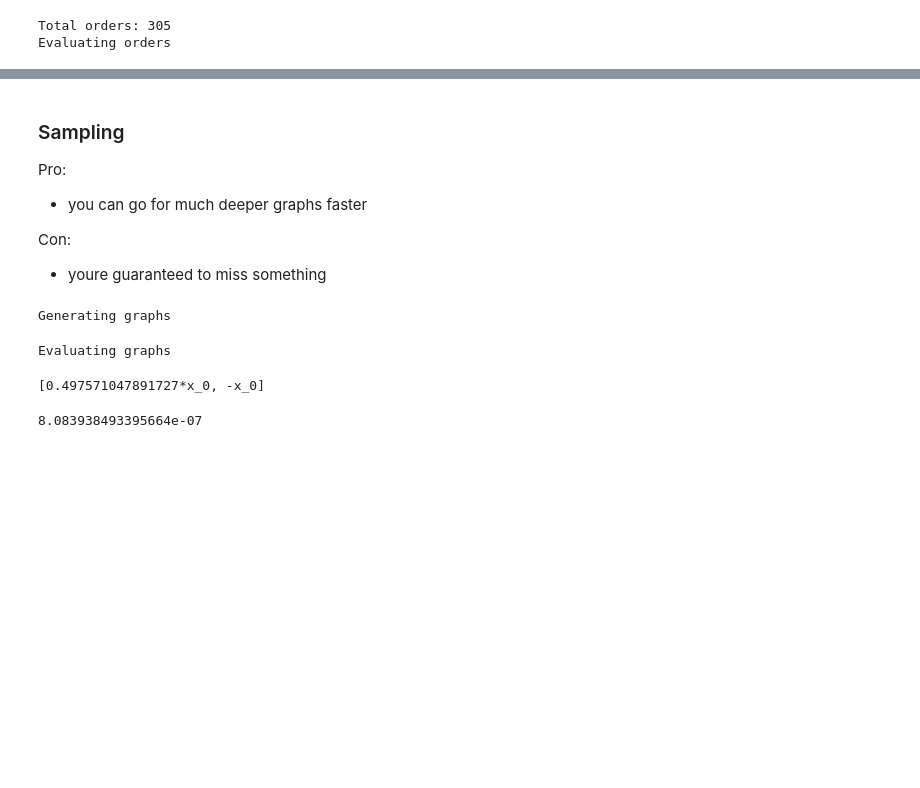
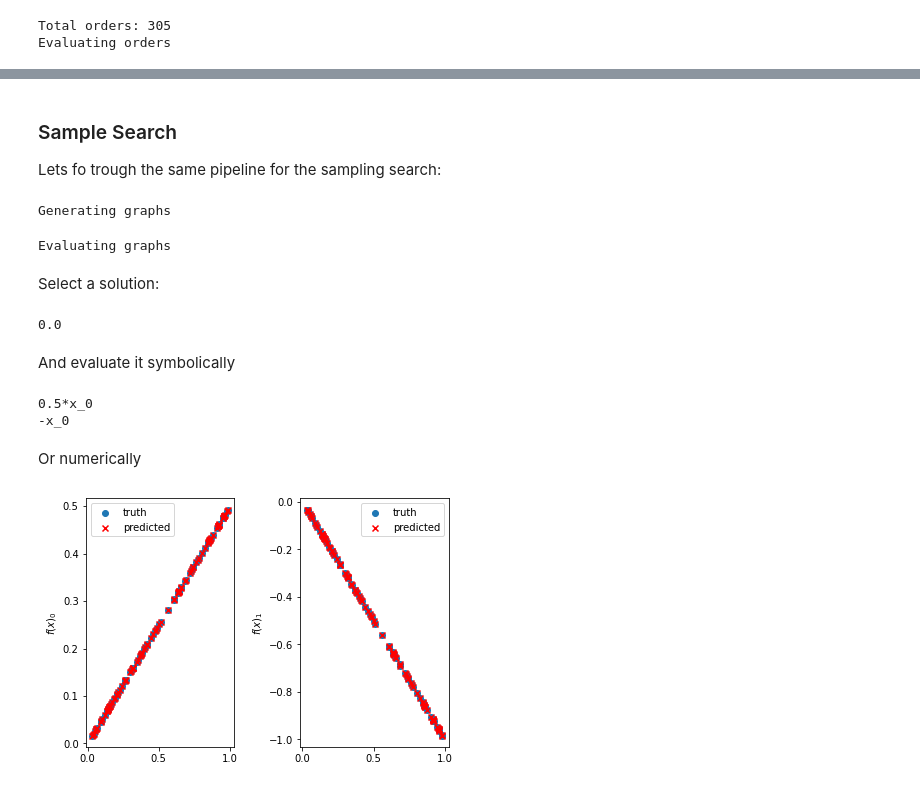
Before and after one commit to kahlmeyer94/DAG_search, a Jupyter notebook: tutorial.ipynb, the cells around one changed output, grey strips where cells are left out. Saved outputs shown, nothing was run; the diff lists cells and outputs as text; code cells hidden in the pictures; blank space fills up the shorter version.

```diff
--- a/tutorial.ipynb
+++ b/tutorial.ipynb
@@ -95,18 +178,16 @@ res['losses'][0]
 # %% [markdown]
-### Sampling
+### Sample Search
 
-Pro:
-- you can go for much deeper graphs faster
-
-Con:
-- youre guaranteed to miss something
+Lets fo trough the same pipeline for the sampling search:
 # %%
-np.random.seed(0)
+# define loss function
+loss_fkt = dag_search.MSE_loss_fkt(y)
+
 params = {
     'X' : X,
-    'n_outps' : n,
+    'n_outps' : y.shape[1],
     'loss_fkt' : loss_fkt,
-    'k' : k,
+    'k' : 1,
     'n_calc_nodes' : 5,
     'n_processes' : 1,
     'topk' : 5,
@@ -120,11 +201,40 @@ res = dag_search.sample_search(**params)
 # %% [output]
 Generating graphs
 Evaluating graphs
-# %%
-res['graphs'][0].evaluate_symbolic(c = res['consts'][0])
-# %% [output]
-[0.497571047891727*x_0, -x_0]
-# %%
-res['losses'][0]
-# %% [output]
-8.083938493395664e-07
+# %% [markdown]
+Select a solution:
+# %%
+idx = 0 # solution number
+graph = res['graphs'][idx]
+consts = res['consts'][idx]
+loss = res['losses'][idx]
+print(loss)
+# %% [output]
+0.0
+# %% [markdown]
+And evaluate it symbolically
+# %%
+exprs = graph.evaluate_symbolic(c = consts)
+for expr in exprs:
+    print(expr)
+# %% [output]
+0.5*x_0
+-x_0
+# %% [markdown]
+Or numerically
+# %%
+# predict
+pred = graph.evaluate(X, c = consts)
+
+
+# plotting
+fig, axs = plt.subplots(ncols = y.shape[1])
+for i in range(y.shape[1]):
+    axs[i].scatter(X[:, 0], y[:, i], label = 'truth')
+    axs[i].scatter(X[:, 0], pred[:, i], marker = 'x', color = 'red', label = 'predicted')
+    axs[i].legend()
+    axs[i].set_ylabel(f'$f(x)_{i}$')
+plt.tight_layout()
+plt.show()
+# %% [output]
+[figure, added]
```
Also changed, not shown: parts of 21 cells of this notebook.
